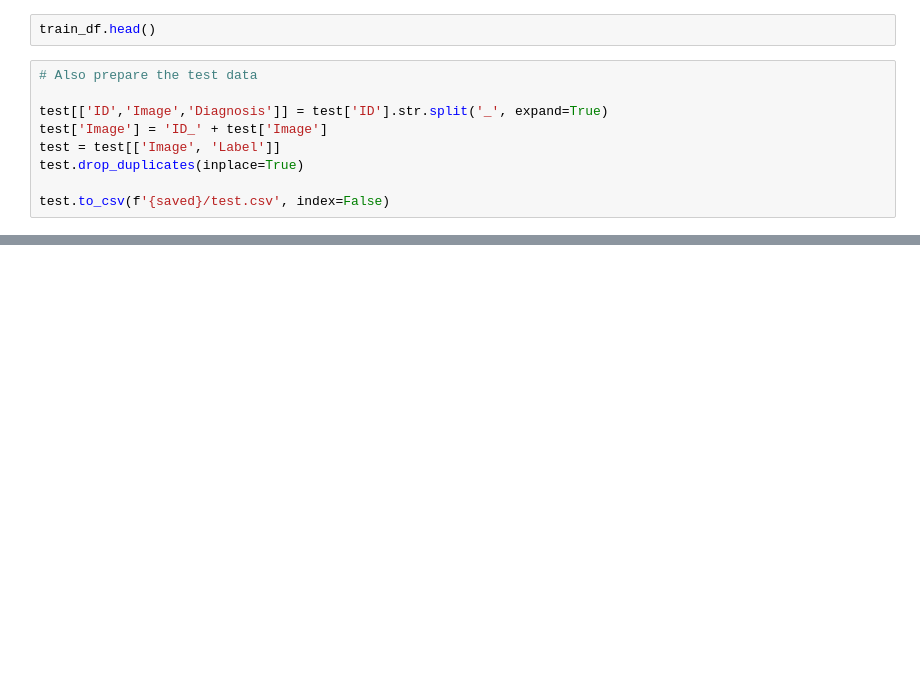
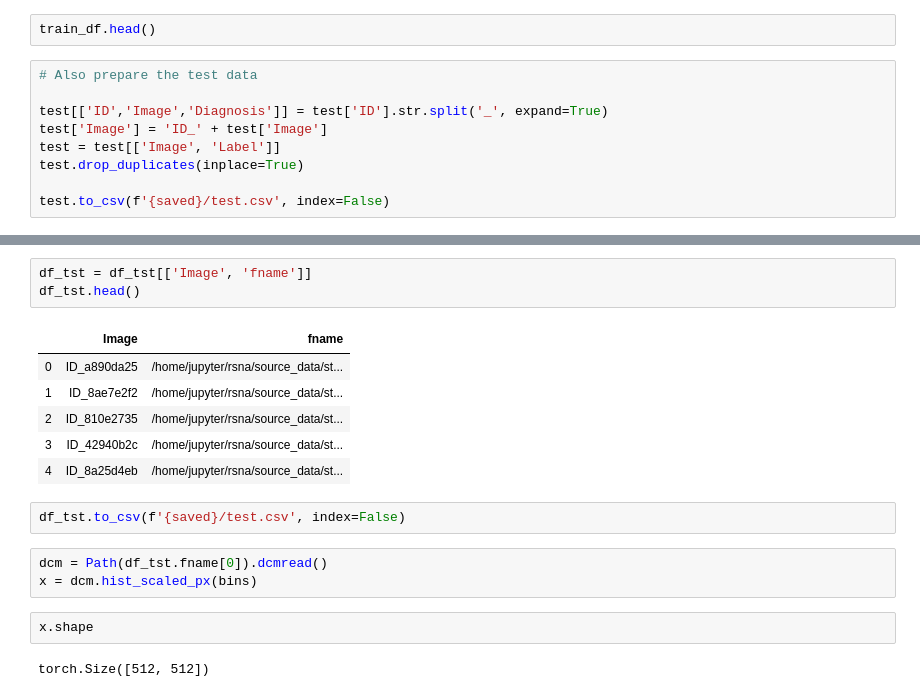
Before and after one commit to steermomo/kaggle-rsna, a Jupyter notebook: 02_checkData&makeLoader.ipynb, the cells around one changed output, grey strips where cells are left out. Saved outputs shown, nothing was run; the diff lists cells and outputs as text; blank space fills up the shorter version.

```diff
--- a/02_checkData&makeLoader.ipynb
+++ b/02_checkData&makeLoader.ipynb
@@ -204,0 +306,19 @@ test.head()
+# %%
+df_tst = df_tst[['Image', 'fname']]
+df_tst.head()
+# %% [output]
+|  | Image | fname |
+| 0 | ID_a890da25 | /home/jupyter/rsna/source_data/st... |
+| 1 | ID_8ae7e2f2 | /home/jupyter/rsna/source_data/st... |
+| 2 | ID_810e2735 | /home/jupyter/rsna/source_data/st... |
+| 3 | ID_42940b2c | /home/jupyter/rsna/source_data/st... |
+| 4 | ID_8a25d4eb | /home/jupyter/rsna/source_data/st... |
+# %%
+df_tst.to_csv(f'{saved}/test.csv', index=False)
+# %%
+dcm = Path(df_tst.fname[0]).dcmread()
+x = dcm.hist_scaled_px(bins)
+# %%
+x.shape
+# %% [output]
+torch.Size([512, 512])
```
Also changed, not shown: parts of 29 cells of this notebook, 8 other files.
